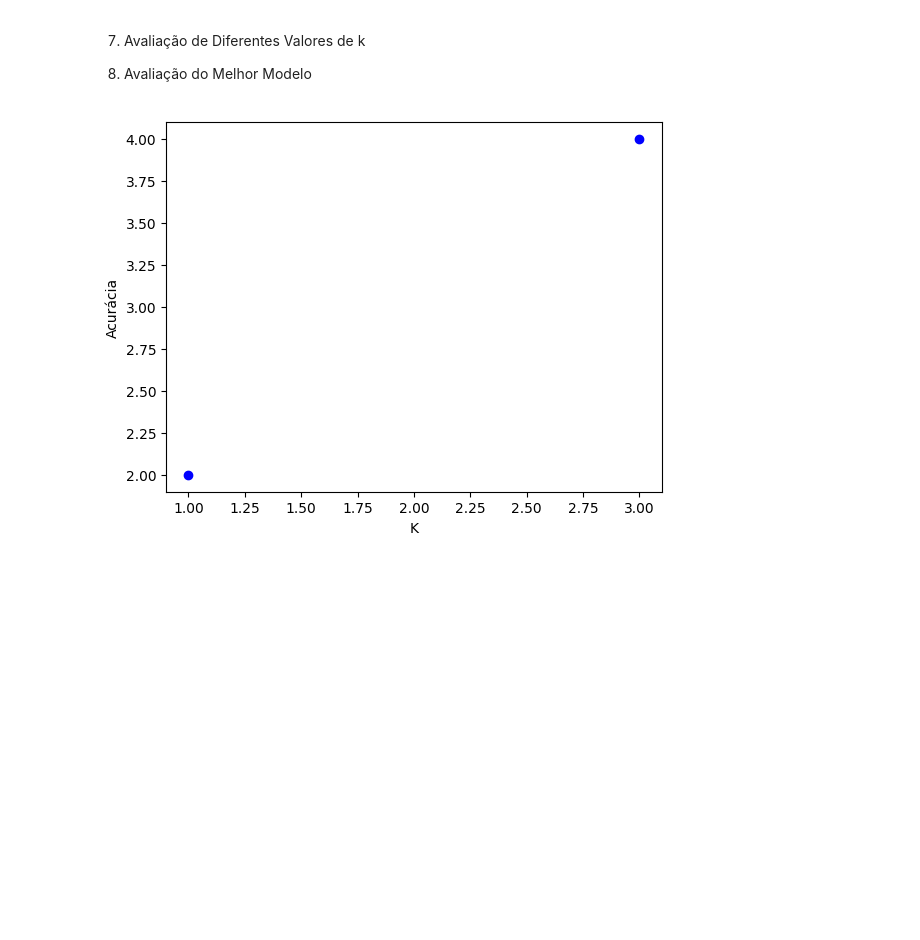
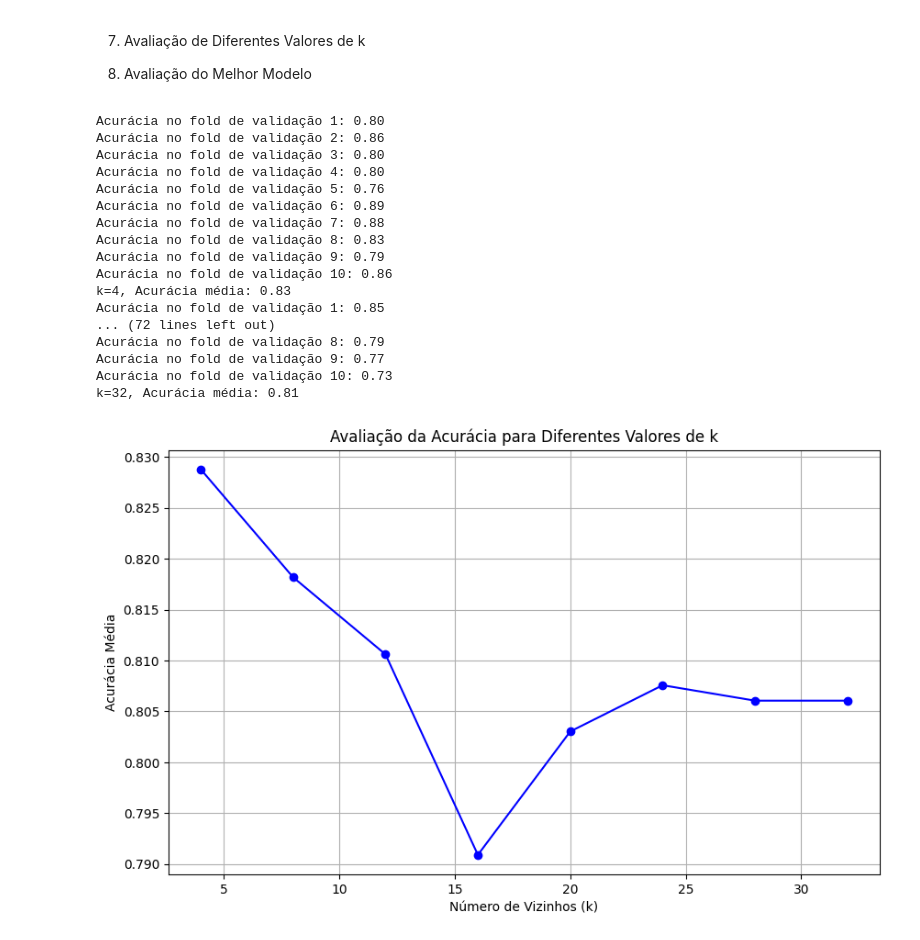
Before and after one commit to luizaclara/KNNtitanic, a Jupyter notebook: Trabalho_02ICD.ipynb, the cells around one changed output. Cells and saved outputs as stored; diff of their text form; code cells hidden in the pictures; blank space fills up the shorter version.

```diff
--- a/Trabalho_02ICD.ipynb
+++ b/Trabalho_02ICD.ipynb
@@ -83,3 +100,0 @@ encoded_dataframe = pd.DataFrame(encoded_data, columns=encoder.get_feature_names
-# %%
-# juntar os dataframes
-dataframe = pd.concat([dataframe, encoded_dataframe])
@@ -97,4 +100,0 @@ dataframe.dropna(subset='Embarked', inplace=True)
-# %%
-# Normalizar (Passo 4)
-for column in ['Age', 'Fare']:
-    dataframe[column] = dataframe[column]  / dataframe[column].abs().max()
@@ -127,16 +188,11 @@ for k in range(1, 30, 4):
+# %%
+# Separar features do target (Passo 6)
+X = final_dataframe_normalized.drop(columns=['Survived'])
+y = final_dataframe_normalized['Survived']
+
+# Treino 75% e teste 25%
+X_train, X_test, y_train, y_test = train_test_split(X, y, test_size=0.25, random_state=42)
 # %% [markdown]
 7. Avaliação de Diferentes Valores de k
 
 8. Avaliação do Melhor Modelo
-# %%
-# plotar em um gráfico
-
-fig = plt.figure()
-plt.xlabel('K')
-plt.ylabel('Acurácia')
-
-for x, y in values:
-    plt.plot(x, y, 'bo') # bo -> circulo azul
-plt.show()
-# %% [output]
-[figure, removed]
@@ -142,0 +231,38 @@ plt.show()
+# %%
+# Avaliar diferentes valores de k (Passo 7)
+k_values = range(4, 34, 4)  # Valores de k de 4 a 32, variando de 4 em 4
+mean_scores = []
+
+for k in k_values:
+    val_scores = manual_kfold_cv(X_train, y_train, kfolds=10, k_neighbors=k)
+    mean_score = np.mean(val_scores)
+    mean_scores.append(mean_score)
+    print(f'k={k}, Acurácia média: {mean_score:.2f}')
+
+# Plotar os resultados
+plt.figure(figsize=(10, 6))
+plt.plot(k_values, mean_scores, marker='o', linestyle='-', color='b')
+plt.xlabel('Número de Vizinhos (k)')
+plt.ylabel('Acurácia Média')
+plt.title('Avaliação da Acurácia para Diferentes Valores de k')
+plt.grid(True)
+plt.show()
+# %% [output]
+Acurácia no fold de validação 1: 0.80
+Acurácia no fold de validação 2: 0.86
+Acurácia no fold de validação 3: 0.80
+Acurácia no fold de validação 4: 0.80
+Acurácia no fold de validação 5: 0.76
+Acurácia no fold de validação 6: 0.89
+Acurácia no fold de validação 7: 0.88
+Acurácia no fold de validação 8: 0.83
+Acurácia no fold de validação 9: 0.79
+Acurácia no fold de validação 10: 0.86
+k=4, Acurácia média: 0.83
+Acurácia no fold de validação 1: 0.85
+... (72 lines left out)
+Acurácia no fold de validação 8: 0.79
+Acurácia no fold de validação 9: 0.77
+Acurácia no fold de validação 10: 0.73
+k=32, Acurácia média: 0.81
+[figure, added]
```
Also changed, not shown: parts of 18 cells of this notebook.
